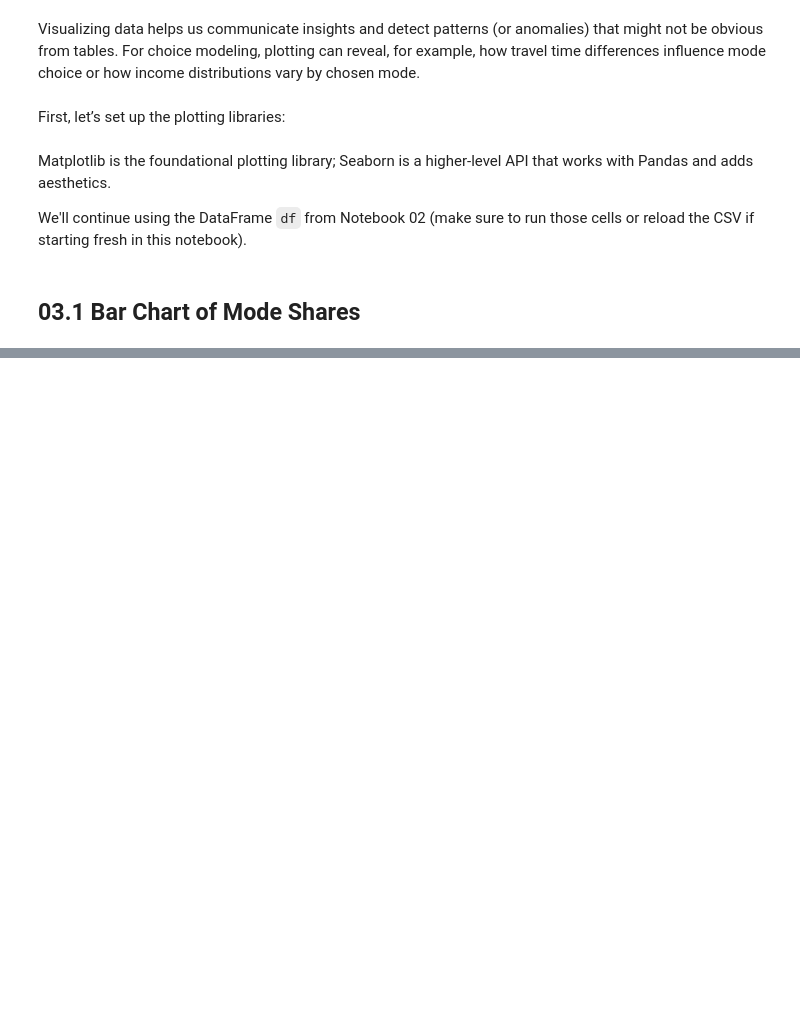
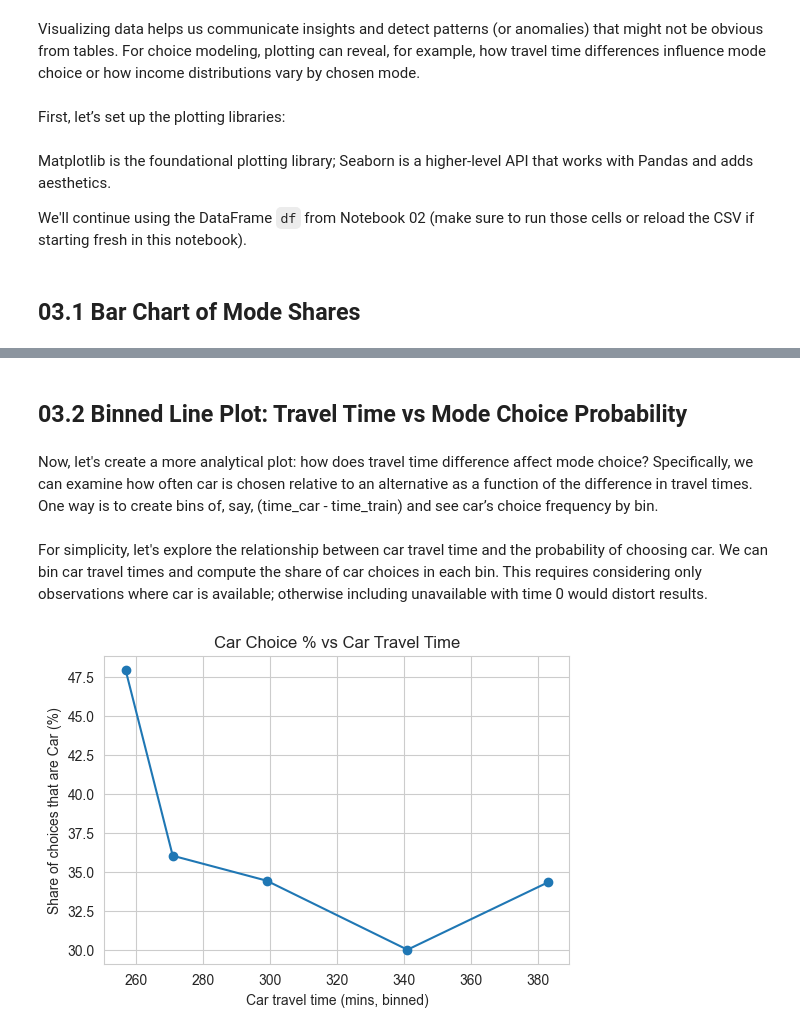
Before and after one commit to amanirad/cmc-python-intro, a Jupyter notebook: notebooks/03_visualization_choice_plots.ipynb, the cells around one changed output, grey strips where cells are left out. Saved outputs shown, nothing was run; the diff lists cells and outputs as text; code cells hidden in the pictures; blank space fills up the shorter version.

```diff
--- a/notebooks/03_visualization_choice_plots.ipynb
+++ b/notebooks/03_visualization_choice_plots.ipynb
@@ -20,0 +116,40 @@ We'll continue using the DataFrame `df` from Notebook 02 (make sure to run those
+# %% [markdown]
+## 03.2 Binned Line Plot: Travel Time vs Mode Choice Probability
+# %% [markdown]
+Now, let's create a more analytical plot: how does travel time difference affect mode choice? Specifically, we can examine how often car is chosen relative to an alternative as a function of the difference in travel times. One way is to create bins of, say, (time_car - time_train) and see car’s choice frequency by bin.
+# %% [markdown]
+For simplicity, let's explore the relationship between car travel time and the probability of choosing car. We can bin car travel times and compute the share of car choices in each bin. This requires considering only observations where car is available; otherwise including unavailable with time 0 would distort results.
+# %%
+# Filter to observations where car was available (av_car == 1)
+# Make an explicit copy to avoid SettingWithCopyWarning
+df_car_avail = df.loc[df["av_car"] == 1].copy()
+
+# Create bins for car travel time (10 bins) and assign to the copy
+df_car_avail["time_car_bins"] = pd.cut(df_car_avail["time_car"], bins=10)
+
+# Compute car share (%) per bin (will ignore empty bins automatically)
+car_share_by_time = (
+    df_car_avail.groupby("time_car_bins")["choice"]
+    .apply(lambda x: (x == 1).mean() * 100)
+)
+
+# If index entries are Interval objects, take midpoints directly
+bin_midpoints = [interval.mid for interval in car_share_by_time.index]
+
+# Drop any NA bins (just in case) and sort by midpoint for plotting
+plot_df = (
+    pd.DataFrame({"mid": bin_midpoints, "car_share": car_share_by_time.values})
+    .dropna()
+    .sort_values("mid")
+)
+
+# Plot
+plt.figure(figsize=(6, 4))
+plt.plot(plot_df["mid"], plot_df["car_share"], marker="o")
+plt.xlabel("Car travel time (mins, binned)")
+plt.ylabel("Share of choices that are Car (%)")
+plt.title("Car Choice % vs Car Travel Time")
+plt.grid(True)
+plt.show()
+# %% [output]
+[figure, added]
```
Also changed, not shown: parts of 31 cells of this notebook, 1 other file.
